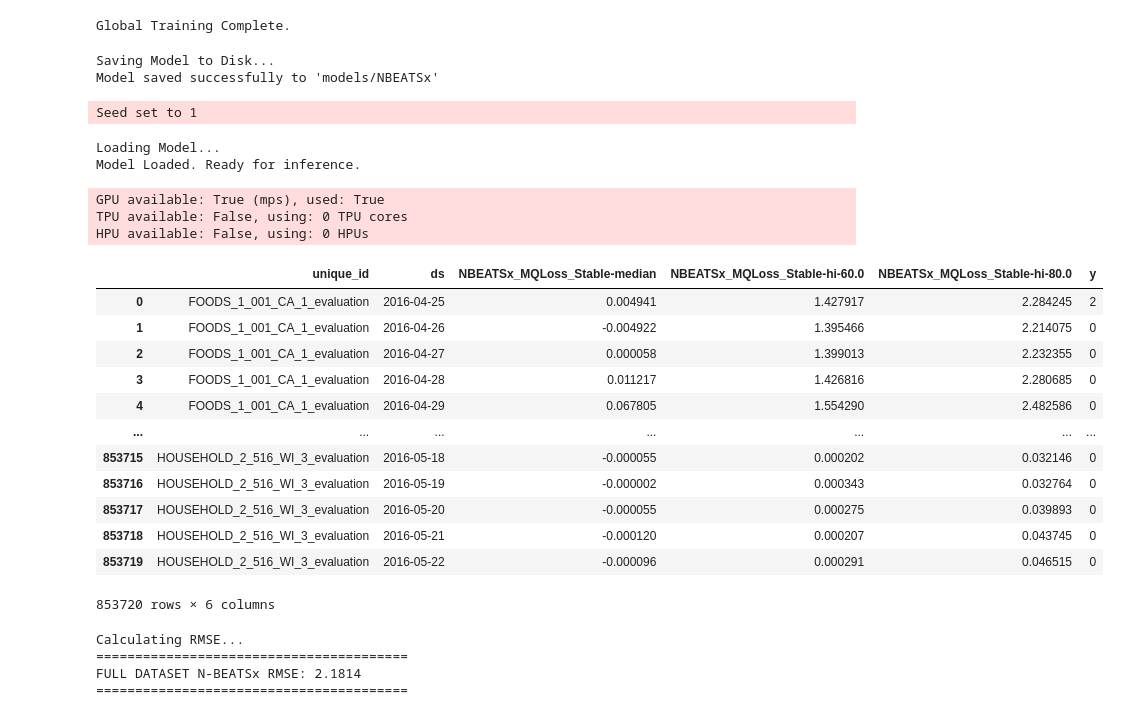
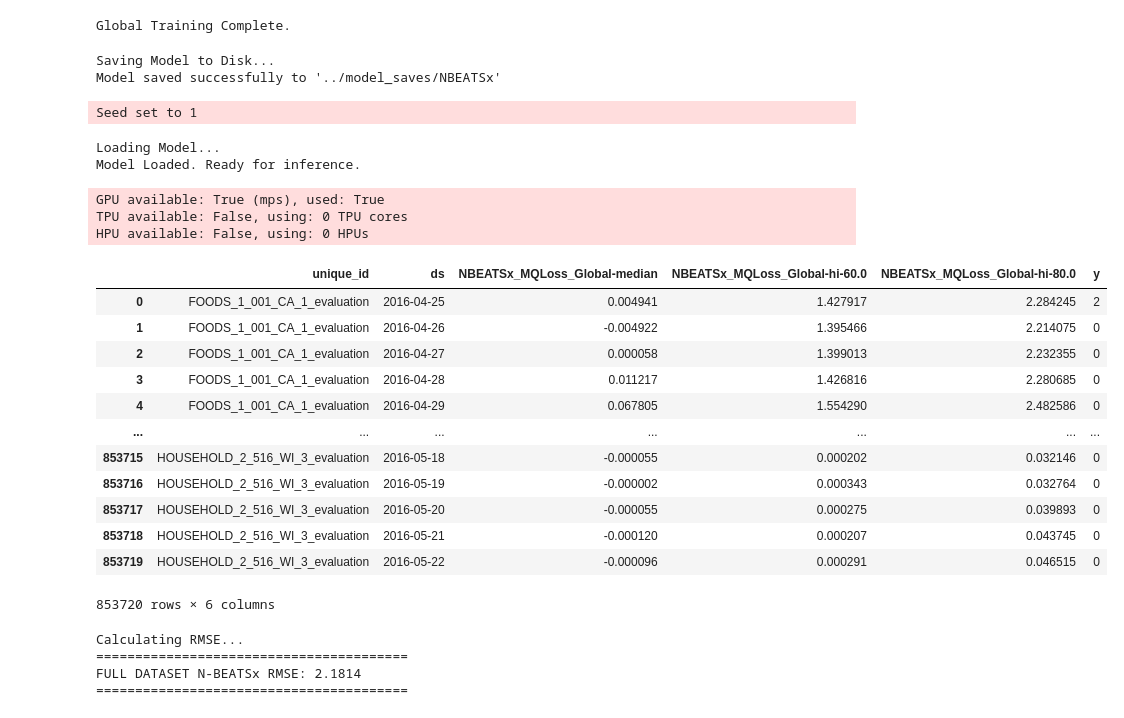
Before and after one commit to Zak-Las/Walmart-Demand-Forcasting, a Jupyter notebook: Notebooks/02_global_scale.ipynb, the cells around one changed output. Saved outputs shown, nothing was run; the diff lists cells and outputs as text; code cells hidden in the pictures.

```diff
--- a/Notebooks/02_global_scale.ipynb
+++ b/Notebooks/02_global_scale.ipynb
@@ -506,40 +526,40 @@ Global Training Complete.
 print("Saving Model to Disk...")
 
 # This creates a folder named 'nbeatsx_m5_global'
-save_neuralforecast(nf=nf_mqloss_global, path='models/NBEATSx', overwrite=True, save_dataset=True)
+save_neuralforecast(nf=nf_mqloss_global, path='../model_saves/NBEATSx', overwrite=True, save_dataset=True)
 
-print("Model saved successfully to 'models/NBEATSx'")
+print("Model saved successfully to '../model_saves/NBEATSx'")
 # %% [output]
 Saving Model to Disk...
-Model saved successfully to 'models/NBEATSx'
+Model saved successfully to '../model_saves/NBEATSx'
 # %%
 # Load the model back
 print("Loading Model...")
-nf_global_loaded = load_neuralforecast(path='models/NBEATSx')
+nf_global_loaded = load_neuralforecast(path='../model_saves/NBEATSx')
 
 print("Model Loaded. Ready for inference.")
 
 # Example usage:
 forecasts = predict_neuralforecast(nf=nf_global_loaded, futr_df=futr_exog_df)
 results_forecasts = merge_forecasts_with_actuals(
     forecasts=forecasts,
     actuals=test_df[['unique_id', 'ds', 'y']],
     id_col='unique_id',
     ds_col='ds',
     y_col='y',
     how='left',
  )
 results_mqloss_stable_full = results_forecasts.copy(deep=True)
 
 display(results_forecasts)
 # %% [output]
 Seed set to 1
 Loading Model...
 Model Loaded. Ready for inference.
 GPU available: True (mps), used: True
 TPU available: False, using: 0 TPU cores
 HPU available: False, using: 0 HPUs
-|  | unique_id | ds | NBEATSx_MQLoss_Stable-median | NBEATSx_MQLoss_Stable-hi-60.0 | NBEATSx_MQLoss_Stable-hi-80.0 | y |
+|  | unique_id | ds | NBEATSx_MQLoss_Global-median | NBEATSx_MQLoss_Global-hi-60.0 | NBEATSx_MQLoss_Global-hi-80.0 | y |
 | 0 | FOODS_1_001_CA_1_evaluation | 2016-04-25 | 0.004941 | 1.427917 | 2.284245 | 2 |
 | 1 | FOODS_1_001_CA_1_evaluation | 2016-04-26 | -0.004922 | 1.395466 | 2.214075 | 0 |
 | 2 | FOODS_1_001_CA_1_evaluation | 2016-04-27 | 0.000058 | 1.399013 | 2.232355 | 0 |
```
Also changed, not shown: parts of 13 cells of this notebook, 1 other file.
